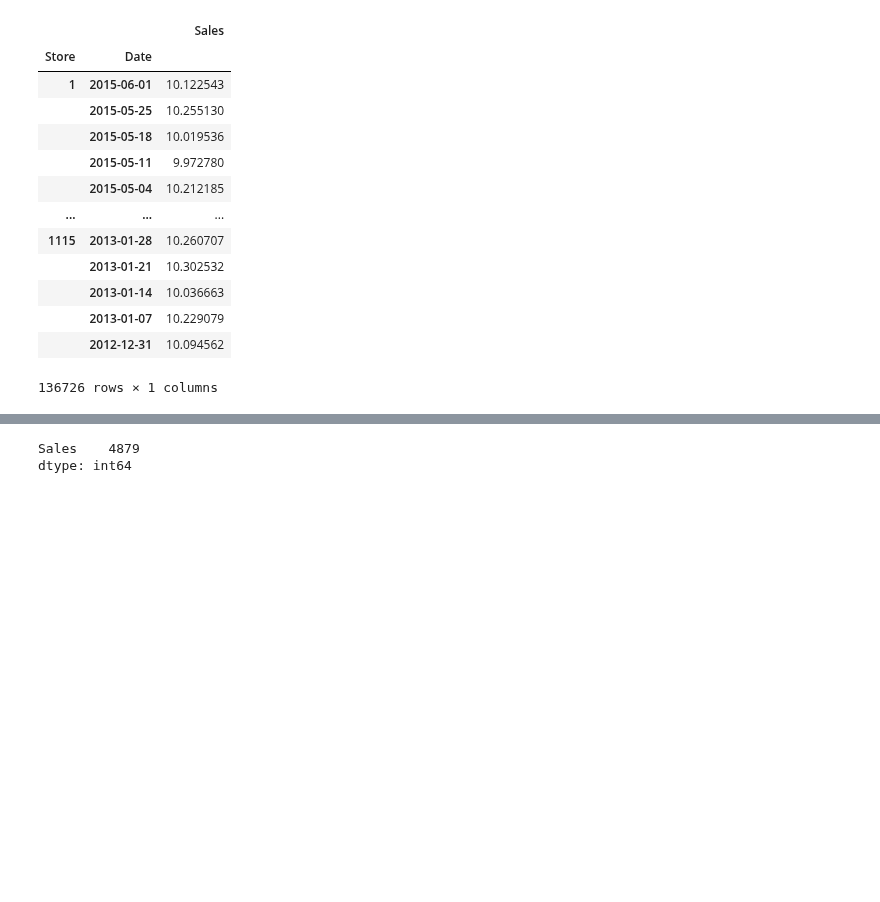
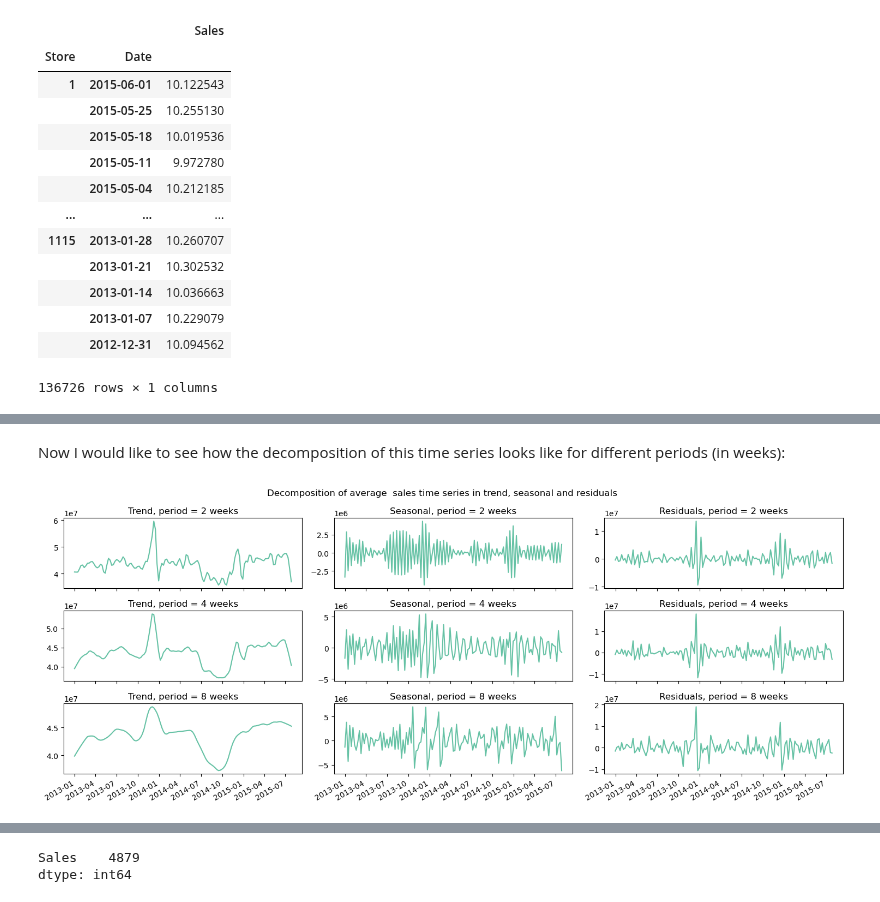
Before and after one commit to xaviermondragon/rossmann, a Jupyter notebook: notebooks/5_weekly_modelling_time_series.ipynb, the cells around one changed output, grey strips where cells are left out. Saved outputs shown, nothing was run; the diff lists cells and outputs as text; code cells hidden in the pictures; blank space fills up the shorter version.

```diff
--- a/notebooks/5_weekly_modelling_time_series.ipynb
+++ b/notebooks/5_weekly_modelling_time_series.ipynb
@@ -55,0 +104,22 @@ display(y_train)
+# %% [markdown]
+Now I would like to see how the decomposition of this time series looks like for different periods (in weeks):
+# %%
+fig, axs = plt.subplots(nrows=3, ncols=3, sharex=True, figsize=(15,6))
+
+for i, p in enumerate([2, 4, 8]):
+    decomposition = STL(y_global['Sales'], period=p).fit()
+    # Trend
+    axs[i, 0].plot(decomposition.trend)
+    axs[i, 0].set_title(f'Trend, period = {p} weeks')
+    # Seasonal
+    axs[i, 1].plot(decomposition.seasonal)
+    axs[i, 1].set_title(f'Seasonal, period = {p} weeks')
+    # Residuals
+    axs[i, 2].plot(decomposition.resid)
+    axs[i, 2].set_title(f'Residuals, period = {p} weeks')
+
+fig.suptitle('Decomposition of average  sales time series in trend, seasonal and residuals')
+fig.autofmt_xdate()
+plt.tight_layout();
+# %% [output]
+[figure, added]
```
Also changed, not shown: parts of 35 cells of this notebook.
